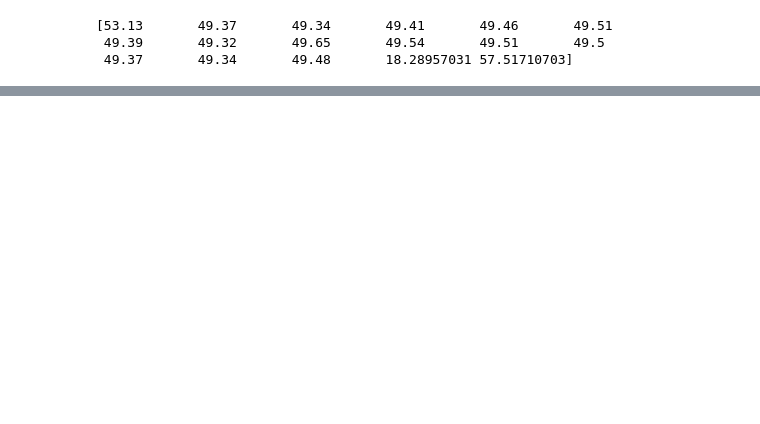
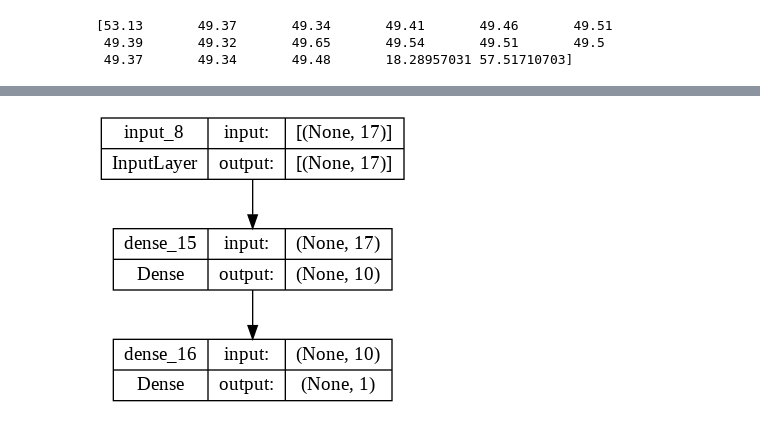
Before and after one commit to Samakande/Project, a Jupyter notebook: DistanceEstimation.ipynb, the cells around one changed output, grey strips where cells are left out. Saved outputs shown, nothing was run; the diff lists cells and outputs as text; code cells hidden in the pictures; blank space fills up the shorter version.

```diff
--- a/DistanceEstimation.ipynb
+++ b/DistanceEstimation.ipynb
@@ -34,5 +34,5 @@ y10 = np.full((100), 60)
 y = np.concatenate((y1,y2,y3,y4,y5,y6,y7,y8,y9,y10))
 test_labels = np.full((100),50)
 # %%
-model.fit(arr_train, y, epochs=30)
+model.fit(arr_train, y, epochs=100, shuffle=True)
 # %% [output]
@@ -81,0 +117,5 @@ print(arr_test[0])
+# %%
+tf.keras.utils.plot_model(model, show_shapes = True, show_layer_names= True,
+                          rankdir = 'TB', expand_nested = False, dpi = 96)
+# %% [output]
+[figure, added]
```
Also changed, not shown: parts of 3 cells of this notebook.
